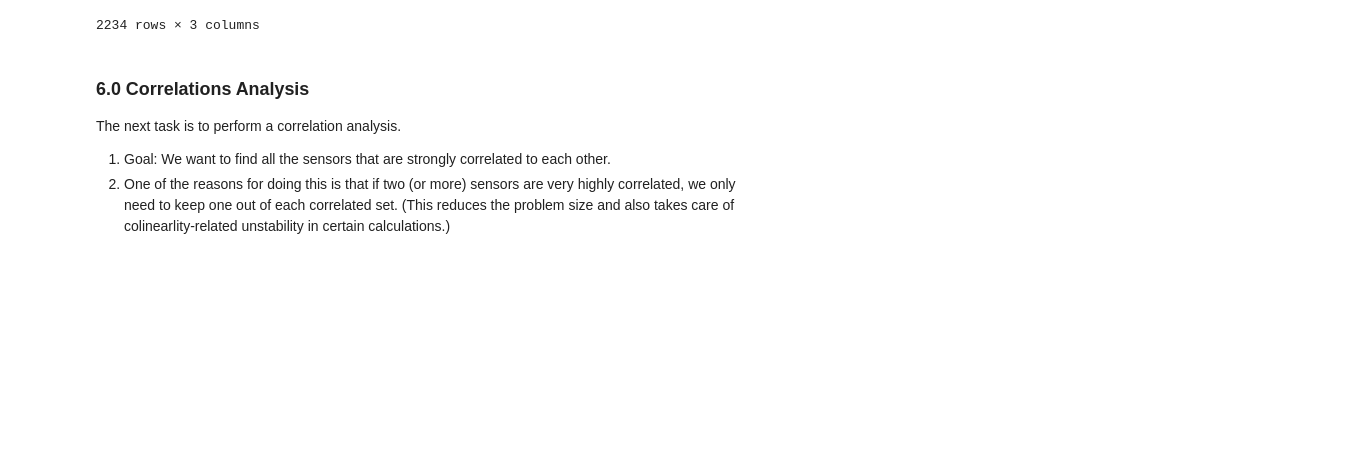
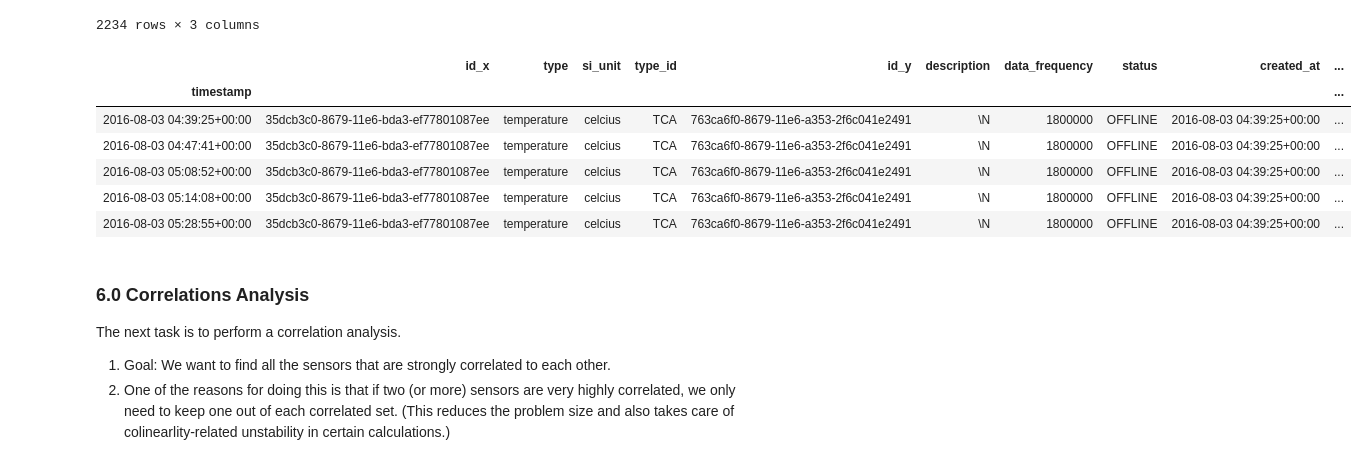
Before and after one commit to Opondoh/Digital_Thread_Summative, a Jupyter notebook: Summative.ipynb, the cells around one changed output. Saved outputs shown, nothing was run; the diff lists cells and outputs as text; code cells hidden in the pictures; blank space fills up the shorter version.

```diff
--- a/Summative.ipynb
+++ b/Summative.ipynb
@@ -238,3 +251,13 @@ daily.head()
+# %%
+data_all1.head()
+# %% [output]
+|  | id_x | type | si_unit | type_id | id_y | description | data_frequency | status | created_at | ... |
+| timestamp |  |  |  |  |  |  |  |  |  | ... |
+| 2016-08-03 04:39:25+00:00 | 35dcb3c0-8679-11e6-bda3-ef77801087ee | temperature | celcius | TCA | 763ca6f0-8679-11e6-a353-2f6c041e2491 | \N | 1800000 | OFFLINE | 2016-08-03 04:39:25+00:00 | ... |
+| 2016-08-03 04:47:41+00:00 | 35dcb3c0-8679-11e6-bda3-ef77801087ee | temperature | celcius | TCA | 763ca6f0-8679-11e6-a353-2f6c041e2491 | \N | 1800000 | OFFLINE | 2016-08-03 04:39:25+00:00 | ... |
+| 2016-08-03 05:08:52+00:00 | 35dcb3c0-8679-11e6-bda3-ef77801087ee | temperature | celcius | TCA | 763ca6f0-8679-11e6-a353-2f6c041e2491 | \N | 1800000 | OFFLINE | 2016-08-03 04:39:25+00:00 | ... |
+| 2016-08-03 05:14:08+00:00 | 35dcb3c0-8679-11e6-bda3-ef77801087ee | temperature | celcius | TCA | 763ca6f0-8679-11e6-a353-2f6c041e2491 | \N | 1800000 | OFFLINE | 2016-08-03 04:39:25+00:00 | ... |
+| 2016-08-03 05:28:55+00:00 | 35dcb3c0-8679-11e6-bda3-ef77801087ee | temperature | celcius | TCA | 763ca6f0-8679-11e6-a353-2f6c041e2491 | \N | 1800000 | OFFLINE | 2016-08-03 04:39:25+00:00 | ... |
 # %% [markdown]
 ### 6.0 Correlations Analysis
 
```
Also changed, not shown: parts of 5 cells of this notebook.
